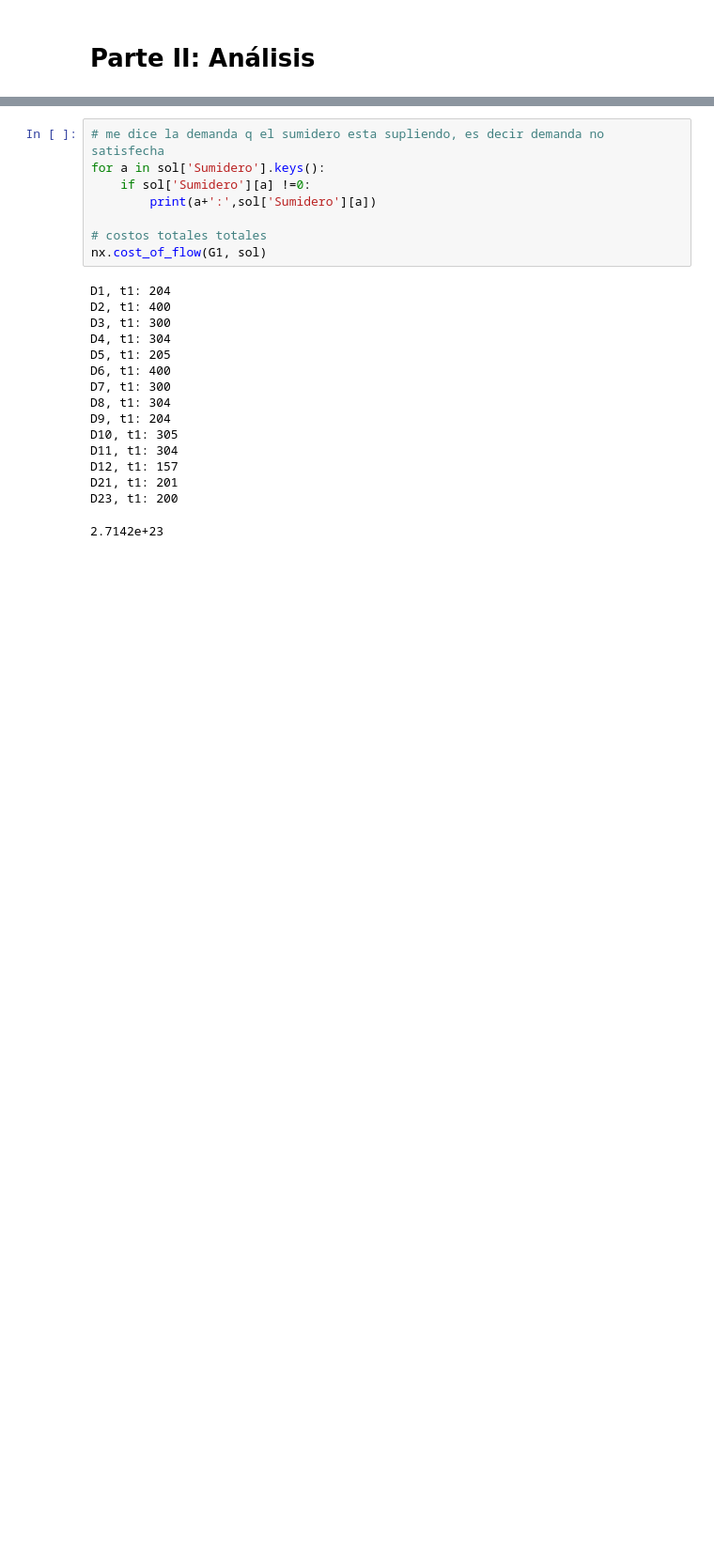
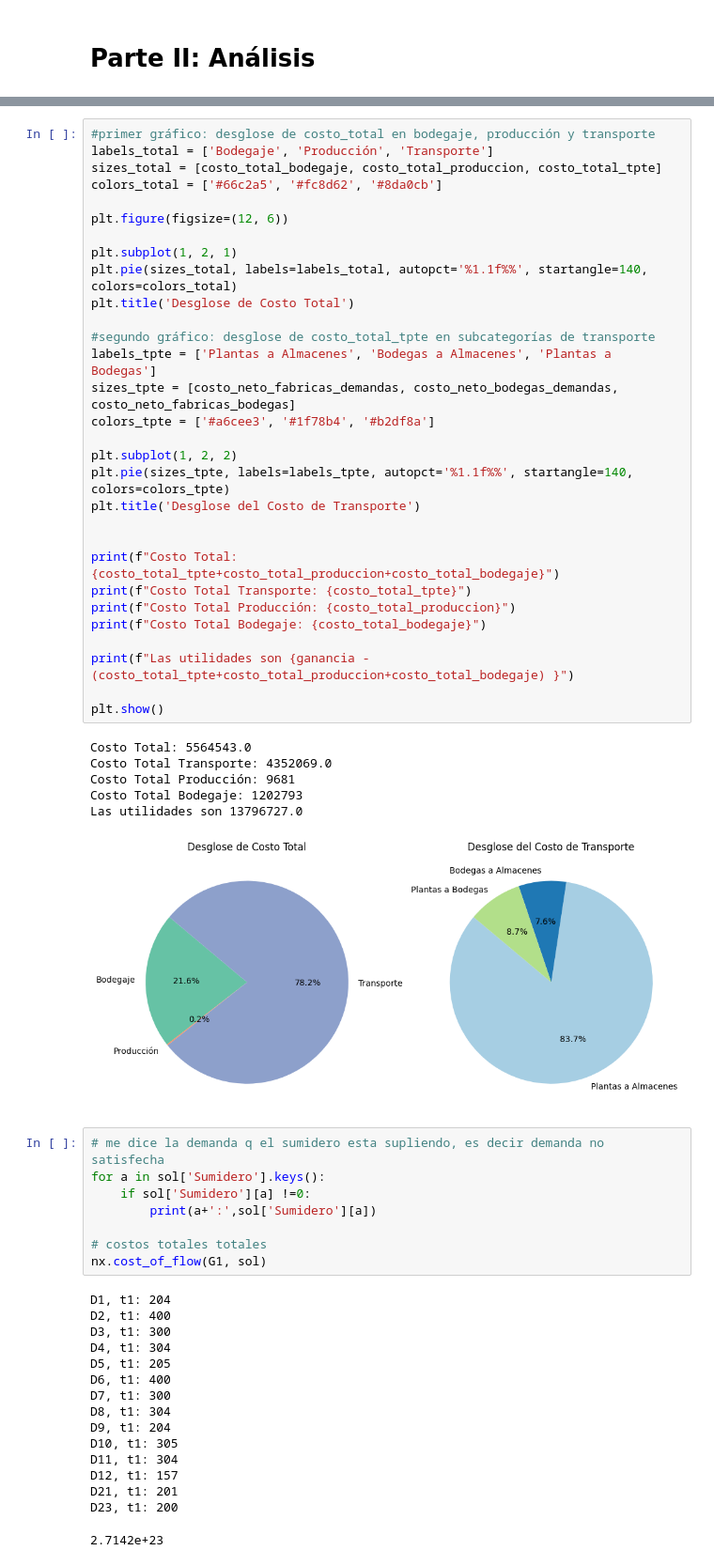
Before and after one commit to bwertheim1/tareas_flujo, a Jupyter notebook: t2_v4.ipynb, the cells around one changed output, grey strips where cells are left out. Shown at 94% size. Cells and saved outputs as stored; diff of their text form; blank space fills up the shorter version.

```diff
--- a/t2_v4.ipynb
+++ b/t2_v4.ipynb
@@ -1077,3 +1124,40 @@ for t in range(1, parametros.T):
+# %%
+#primer gráfico: desglose de costo_total en bodegaje, producción y transporte
+labels_total = ['Bodegaje', 'Producción', 'Transporte']
+sizes_total = [costo_total_bodegaje, costo_total_produccion, costo_total_tpte]
+colors_total = ['#66c2a5', '#fc8d62', '#8da0cb']
+
+plt.figure(figsize=(12, 6))
+
+plt.subplot(1, 2, 1)
+plt.pie(sizes_total, labels=labels_total, autopct='%1.1f%%', startangle=140, colors=colors_total)
+plt.title('Desglose de Costo Total')
+
+#segundo gráfico: desglose de costo_total_tpte en subcategorías de transporte
+labels_tpte = ['Plantas a Almacenes', 'Bodegas a Almacenes', 'Plantas a Bodegas']
+sizes_tpte = [costo_neto_fabricas_demandas, costo_neto_bodegas_demandas, costo_neto_fabricas_bodegas]
+colors_tpte = ['#a6cee3', '#1f78b4', '#b2df8a']
+
+plt.subplot(1, 2, 2)
+plt.pie(sizes_tpte, labels=labels_tpte, autopct='%1.1f%%', startangle=140, colors=colors_tpte)
+plt.title('Desglose del Costo de Transporte')
+
+
+print(f"Costo Total: {costo_total_tpte+costo_total_produccion+costo_total_bodegaje}")
+print(f"Costo Total Transporte: {costo_total_tpte}")
+print(f"Costo Total Producción: {costo_total_produccion}")
+print(f"Costo Total Bodegaje: {costo_total_bodegaje}")
+
+print(f"Las utilidades son {ganancia -(costo_total_tpte+costo_total_produccion+costo_total_bodegaje) }")
+
+plt.show()
+# %% [output]
+Costo Total: 5564543.0
+Costo Total Transporte: 4352069.0
+Costo Total Producción: 9681
+Costo Total Bodegaje: 1202793
+Las utilidades son 13796727.0
+[figure, added]
 # %%
 # me dice la demanda q el sumidero esta supliendo, es decir demanda no satisfecha
 for a in sol['Sumidero'].keys():
```
Also changed, not shown: parts of 29 cells of this notebook, 1 other file.
